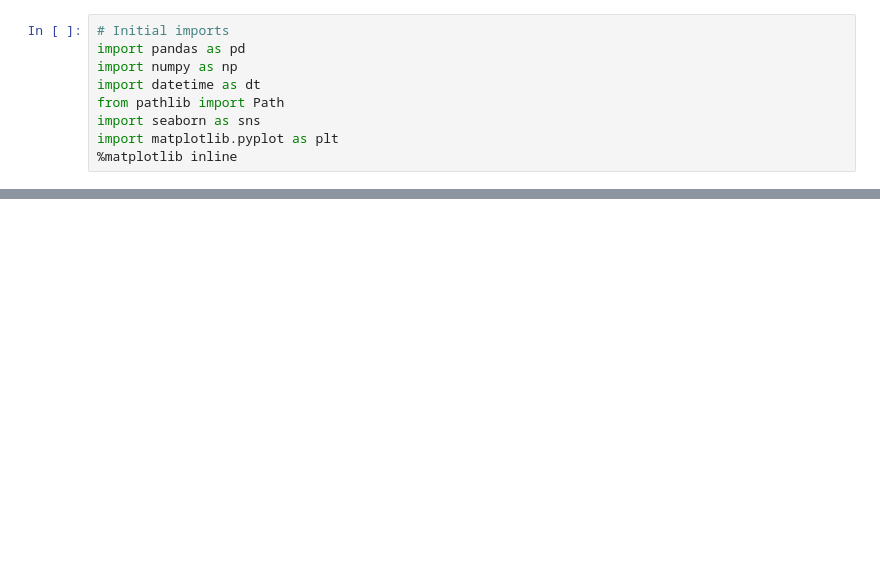
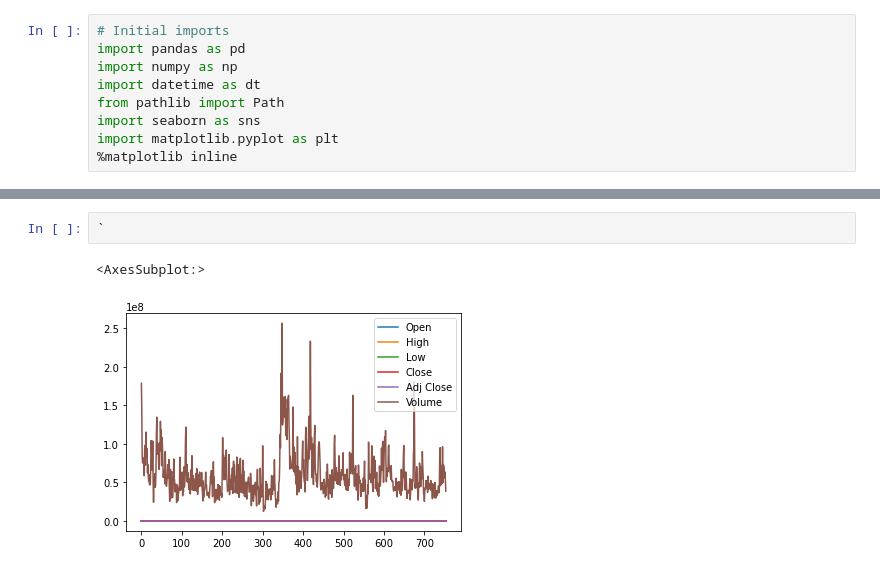
Before and after one commit to wesromero9/Project-1, a Jupyter notebook: Untitled.ipynb, the cells around one changed output, grey strips where cells are left out. Drawn from its saved outputs; the diff is of its cells as text; blank space fills up the shorter version.

```diff
--- a/Untitled.ipynb
+++ b/Untitled.ipynb
@@ -19,0 +68,5 @@ NameError: name 'dc' is not defined
+# %%
+`
+# %% [output]
+<AxesSubplot:>
+[figure, added]
```
Also changed, not shown: parts of 5 cells of this notebook.
